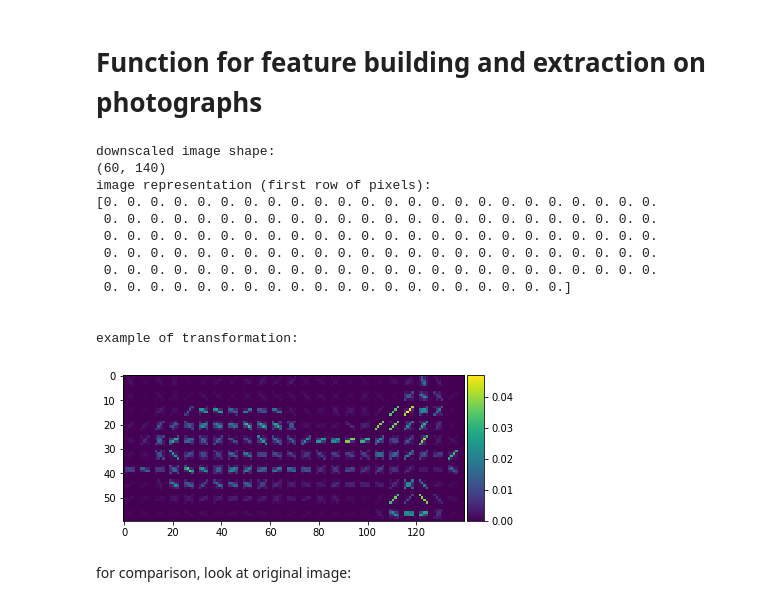
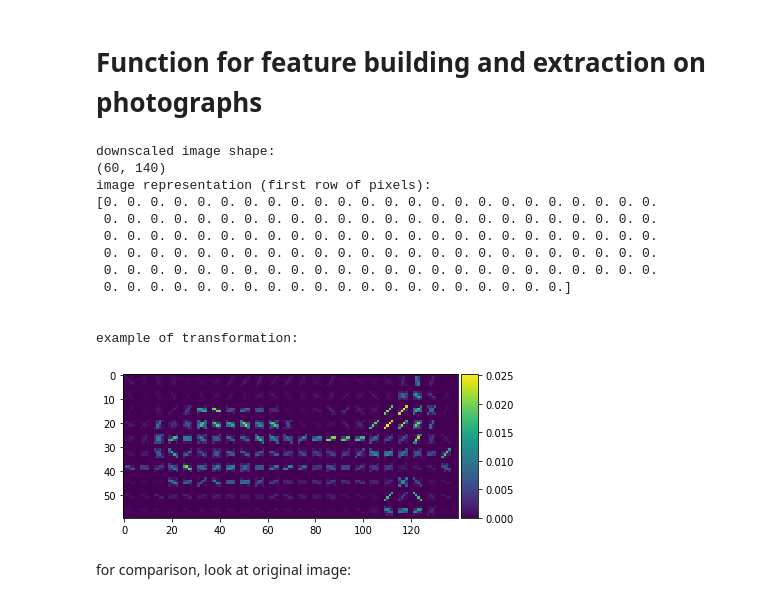
Before and after one commit to ssoheecho/ml, a Jupyter notebook: ml_assignment_02/ml_assignment2_01.ipynb, the cells around one changed output. Saved outputs shown, nothing was run; the diff lists cells and outputs as text; code cells hidden in the pictures.

```diff
--- a/ml_assignment_02/ml_assignment2_01.ipynb
+++ b/ml_assignment_02/ml_assignment2_01.ipynb
@@ -59,19 +59,19 @@ def image_manipulation(imname, imgs_path, imview=False):
     #canny = feature.canny(downscaled, sigma=2)
 
     # unsharp mask
-    mask = unsharp_mask(downscaled, radius=5, amount=2)
+    #mask = unsharp_mask(downscaled, radius=5, amount=2)
 
     # edge filter
     #edge_sobel = filters.sobel(downscaled)
-    edge_scharr = filters.scharr(mask)
+    #edge_scharr = filters.scharr(img_raw)
 
     # add daisy
     #descs, descs_img = daisy(downscaled, step=250, radius=18, rings=6, histograms=11,
                          #orientations=4, visualize=True)
 
     # add hog
-    feature.hog(edge_scharr)
-    fd, hog_image = hog(edge_scharr, orientations=8, pixels_per_cell=(6, 6),
+    feature.hog(downscaled)
+    fd, hog_image = hog(downscaled, orientations=8, pixels_per_cell=(6, 6),
                     cells_per_block=(1, 1), visualize=True, multichannel=False)
 
     # Rescale histogram for better display
@@ -79,34 +79,34 @@ def image_manipulation(imname, imgs_path, imview=False):
 
     #add swirl
     #final_image = swirl(hog_image_rescaled, rotation=0, strength=2.5, radius=50)
 
     if imview==True:
         io.imshow(final_image)
     warnings.filterwarnings('always')
     return final_image
 
 # test the function, look at input/output
 test_image = image_manipulation('2017-08-25T23+24+13_390Z', ci_path, True)
 print('downscaled image shape: ')
 print(test_image.shape)
 print('image representation (first row of pixels): ')
 print(test_image[0])
 print('\n')
 print('example of transformation: ')
 # %% [output]
 downscaled image shape:
 (60, 140)
 image representation (first row of pixels):
 [0. 0. 0. 0. 0. 0. 0. 0. 0. 0. 0. 0. 0. 0. 0. 0. 0. 0. 0. 0. 0. 0. 0. 0.
  0. 0. 0. 0. 0. 0. 0. 0. 0. 0. 0. 0. 0. 0. 0. 0. 0. 0. 0. 0. 0. 0. 0. 0.
  0. 0. 0. 0. 0. 0. 0. 0. 0. 0. 0. 0. 0. 0. 0. 0. 0. 0. 0. 0. 0. 0. 0. 0.
  0. 0. 0. 0. 0. 0. 0. 0. 0. 0. 0. 0. 0. 0. 0. 0. 0. 0. 0. 0. 0. 0. 0. 0.
  0. 0. 0. 0. 0. 0. 0. 0. 0. 0. 0. 0. 0. 0. 0. 0. 0. 0. 0. 0. 0. 0. 0. 0.
  0. 0. 0. 0. 0. 0. 0. 0. 0. 0. 0. 0. 0. 0. 0. 0. 0. 0. 0. 0.]
 
 
 example of transformation:
-[figure, old version]
+[figure, new version]
 # %% [markdown]
 for comparison, look at original image:
 # %%
```
Also changed, not shown: parts of 8 cells of this notebook, 5 other files.
